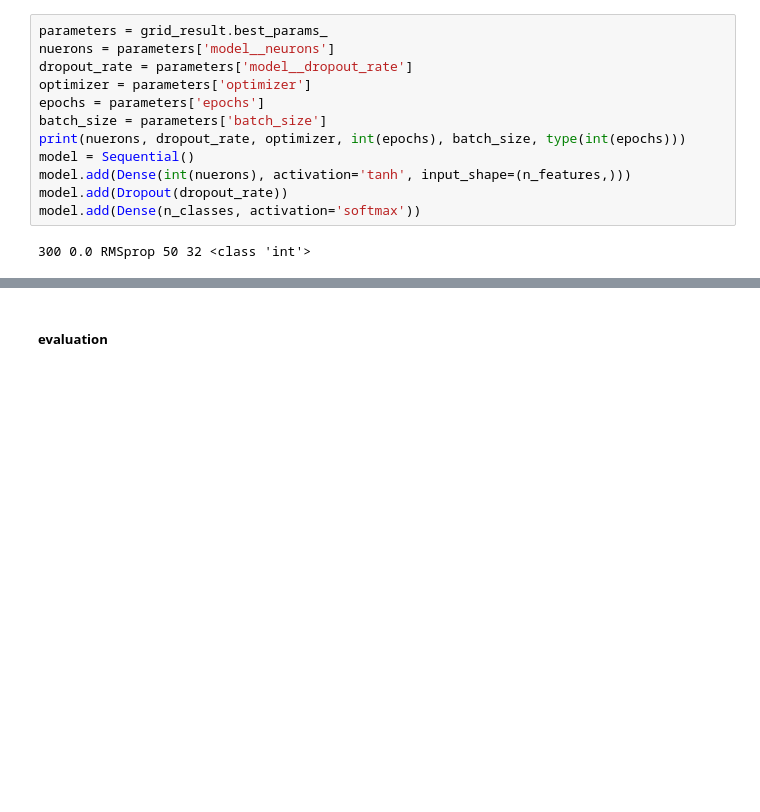
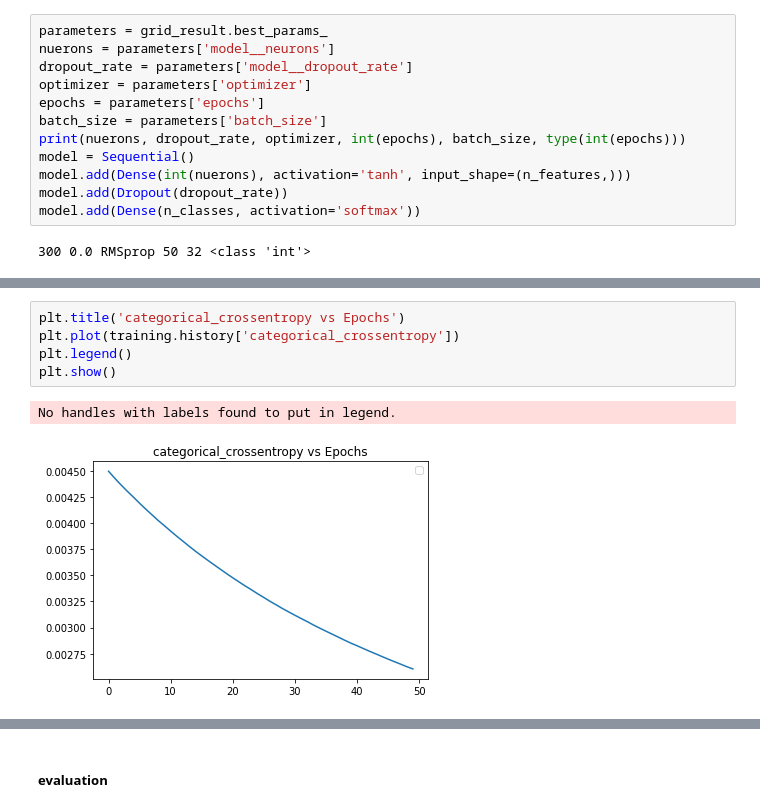
Before and after one commit to bassant1999/Leaf-Classification, a Jupyter notebook: project.ipynb, the cells around one changed output, grey strips where cells are left out. Cells and saved outputs as stored; diff of their text form; blank space fills up the shorter version.

```diff
--- a/project.ipynb
+++ b/project.ipynb
@@ -337,0 +342,8 @@ Epoch 50/50
+# %%
+plt.title('categorical_crossentropy vs Epochs')
+plt.plot(training.history['categorical_crossentropy'])
+plt.legend()
+plt.show()
+# %% [output]
+No handles with labels found to put in legend.
+[figure, added]
```
Also changed, not shown: parts of 14 cells of this notebook.
